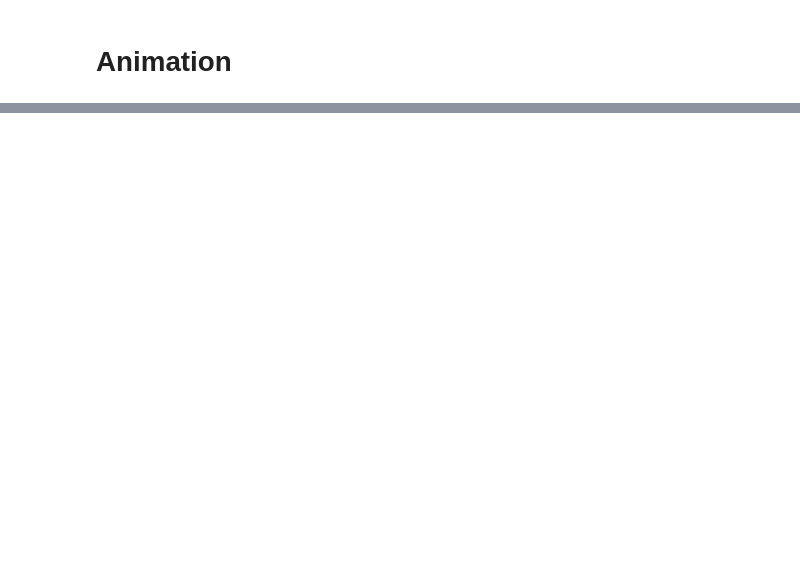
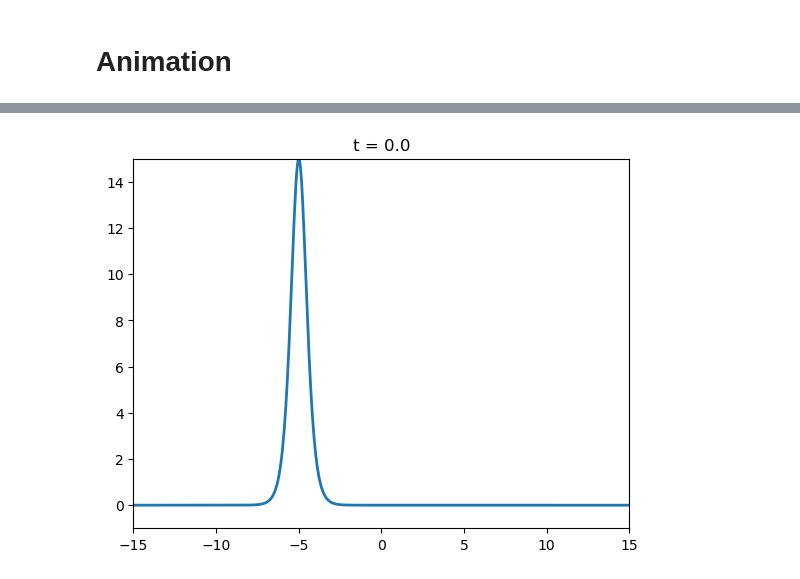
Before and after one commit to vercors04/Korteweg_de_Vries_equation_and_solitons, a Jupyter notebook: kdv.ipynb, the cells around one changed output, grey strips where cells are left out. Drawn from its saved outputs; the diff is of its cells as text; code cells hidden in the pictures; blank space fills up the shorter version.

```diff
--- a/kdv.ipynb
+++ b/kdv.ipynb
@@ -275,0 +329,20 @@ HTML(ani.to_html5_video())
+# %%
+# Figure
+fig, ax = plt.subplots()
+line, = ax.plot([], [], lw=2)
+
+ax.set_xlim(x_num_sp.min(), x_num_sp.max())
+ax.set_ylim(-1, 15)
+
+t = np.linspace(0, Tf, Nt)
+
+def update2(i):
+    y = sol_an(x_num_sp, t[i],x0)
+    line.set_data(x_num_sp, y)
+    ax.set_title(f"t = {t[i]}")
+    return line,
+
+ani = FuncAnimation(fig, update2, frames=len(t), interval=30)
+
+HTML(ani.to_html5_video())
+# %% [output]
@@ -275,0 +350 @@ HTML(ani.to_html5_video())
+[figure, added]
```
Also changed, not shown: parts of 13 cells of this notebook.
